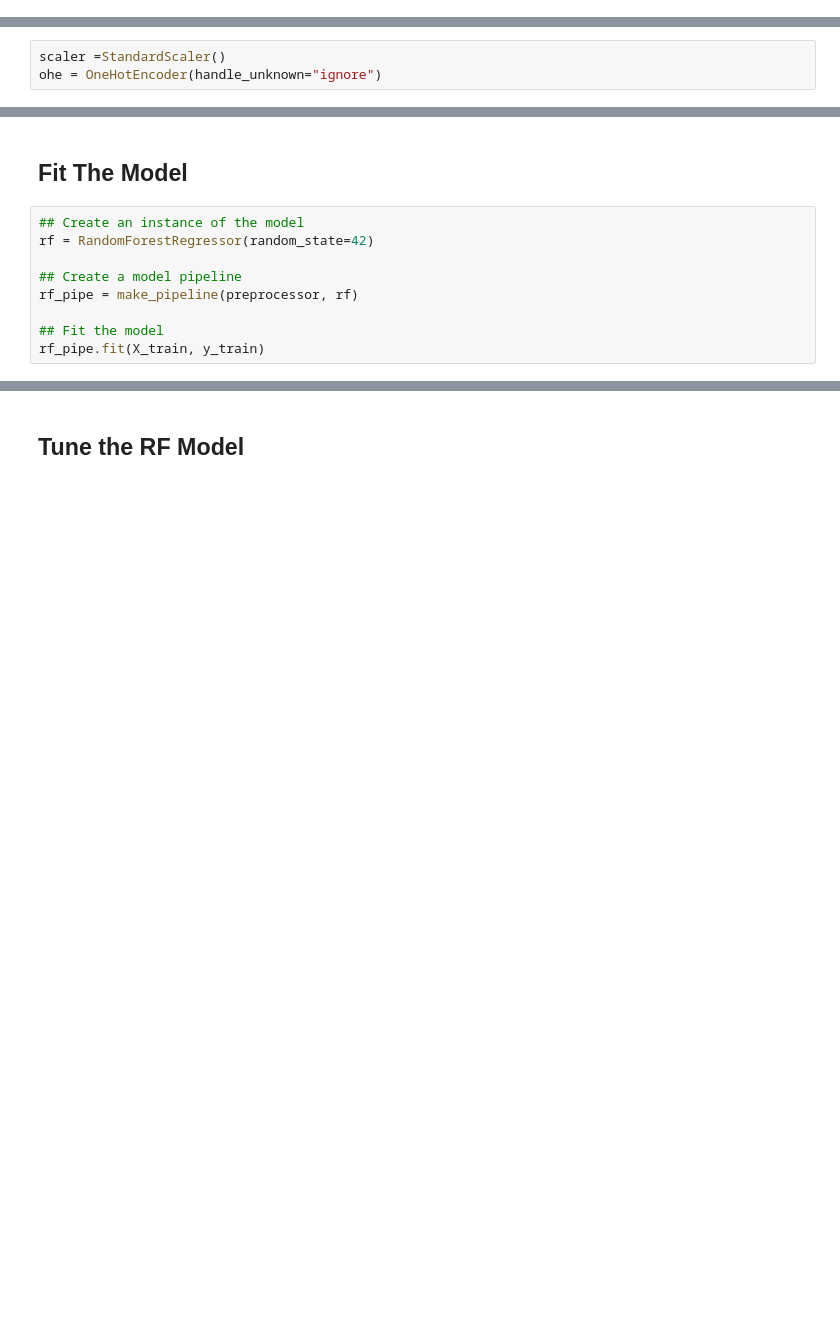
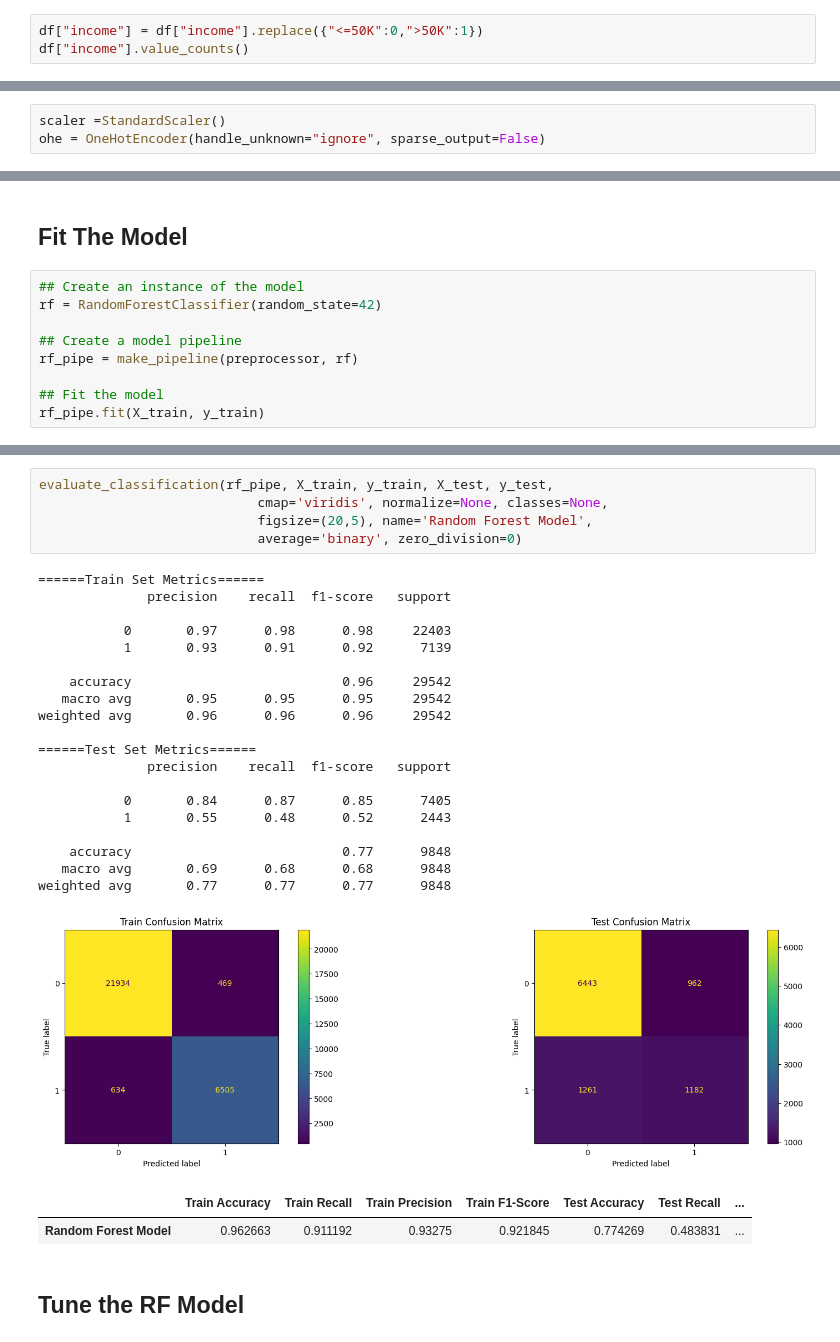
Before and after one commit to BrianArradondo/Project-2-options-Brian-Arradondo.ipynb, a Jupyter notebook: Project_2_Adult_Income_Brian_Arradondo.ipynb, the cells around one changed output, grey strips where cells are left out. Cells and saved outputs as stored; diff of their text form; blank space fills up the shorter version.

```diff
--- a/Project_2_Adult_Income_Brian_Arradondo.ipynb
+++ b/Project_2_Adult_Income_Brian_Arradondo.ipynb
@@ -647,3 +660,6 @@ df["income"].value_counts() # This Feature is an object datatype
 <=50K    29808
 >50K      9582
 Name: income, dtype: int64
+# %%
+df["income"] = df["income"].replace({"<=50K":0,">50K":1})
+df["income"].value_counts()
@@ -679,7 +699,7 @@ X_train, X_test, y_train,y_test = train_test_split(X, y, random_state =42)
 ### Instantiate transformers
 # %%
 scaler =StandardScaler()
-ohe = OneHotEncoder(handle_unknown="ignore")
+ohe = OneHotEncoder(handle_unknown="ignore", sparse_output=False)
 # %% [markdown]
 ### Instantiate the Column Selectors
 # %%
@@ -713,7 +734,7 @@ ColumnTransformer(transformers=[('standardscaler', StandardScaler(),
 ## Fit The Model
 # %%
 ## Create an instance of the model
-rf = RandomForestRegressor(random_state=42)
+rf = RandomForestClassifier(random_state=42)
 
 ## Create a model pipeline
 rf_pipe = make_pipeline(preprocessor, rf)
@@ -795,3 +837,31 @@ rf_scores
+# %%
+evaluate_classification(rf_pipe, X_train, y_train, X_test, y_test,
+                            cmap='viridis', normalize=None, classes=None,
+                            figsize=(20,5), name='Random Forest Model',
+                            average='binary', zero_division=0)
+# %% [output]
+======Train Set Metrics======
+              precision    recall  f1-score   support
+
+           0       0.97      0.98      0.98     22403
+           1       0.93      0.91      0.92      7139
+
+    accuracy                           0.96     29542
+   macro avg       0.95      0.95      0.95     29542
+weighted avg       0.96      0.96      0.96     29542
+
+======Test Set Metrics======
+              precision    recall  f1-score   support
+
+           0       0.84      0.87      0.85      7405
+           1       0.55      0.48      0.52      2443
+
+    accuracy                           0.77      9848
+   macro avg       0.69      0.68      0.68      9848
+weighted avg       0.77      0.77      0.77      9848
+[figure, added]
+|  | Train Accuracy | Train Recall | Train Precision | Train F1-Score | Test Accuracy | Test Recall | ... |
+| Random Forest Model | 0.962663 | 0.911192 | 0.93275 | 0.921845 | 0.774269 | 0.483831 | ... |
 # %% [markdown]
 ## Tune the RF Model
 # %% [markdown]
```
Also changed, not shown: parts of 62 cells of this notebook.
